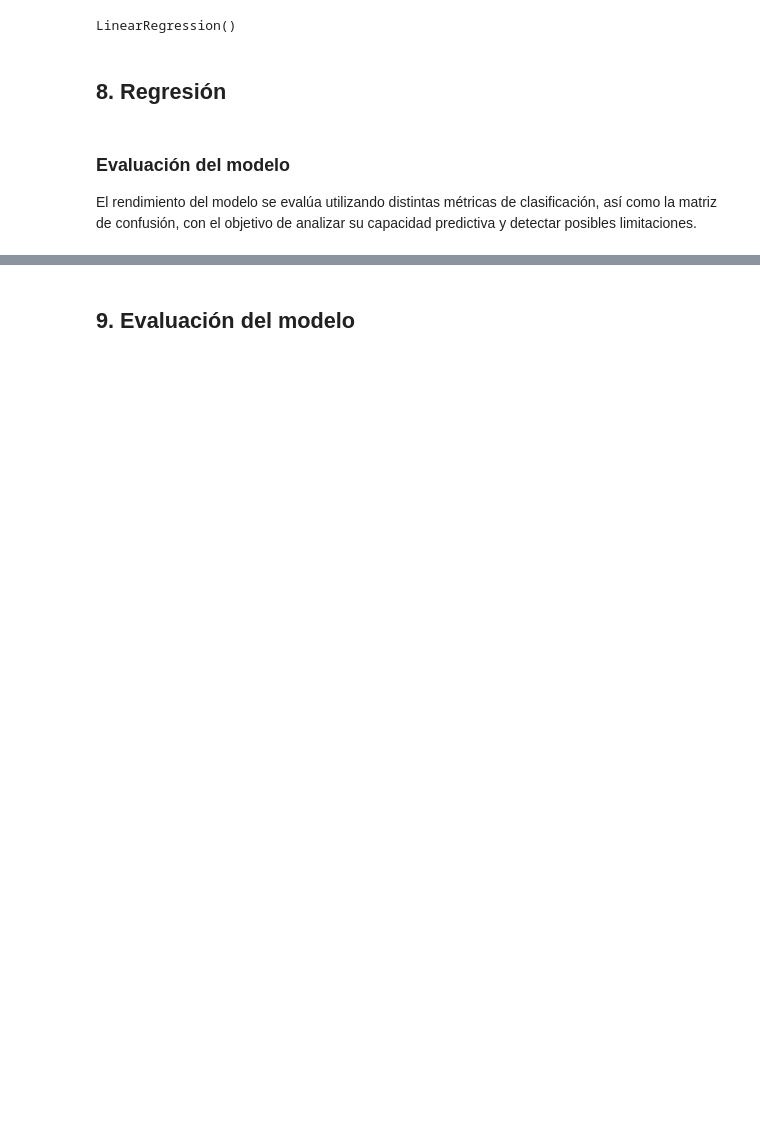
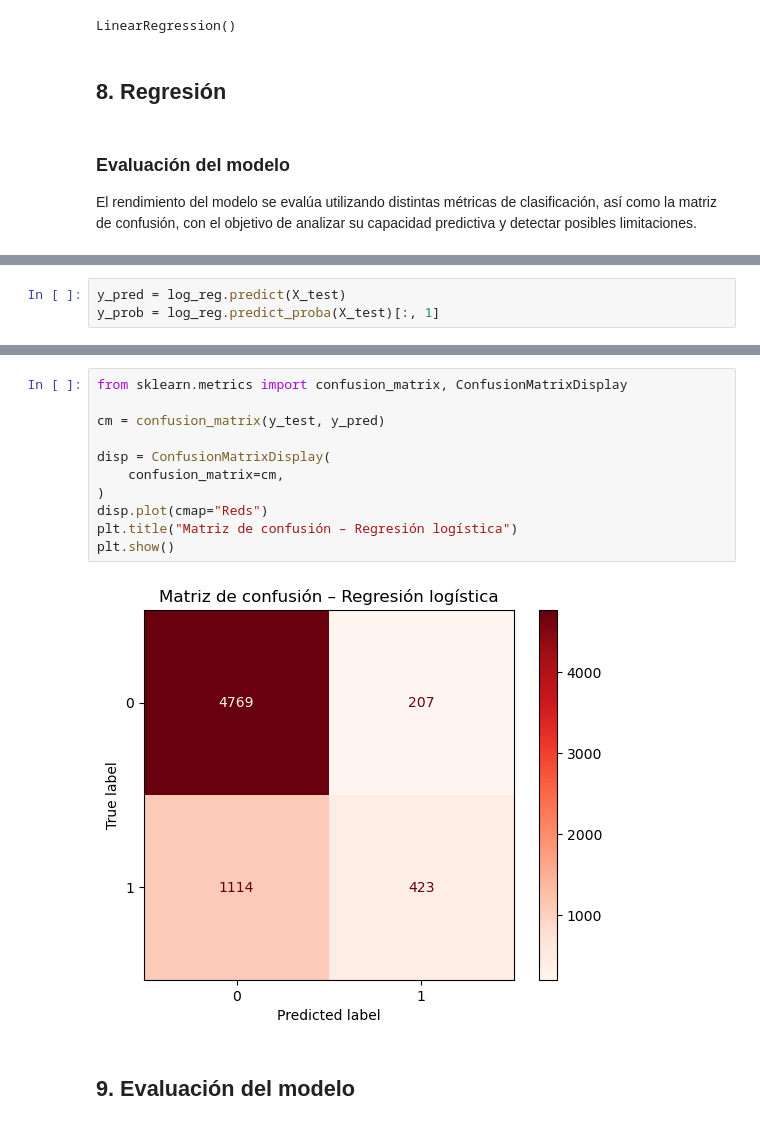
Before and after one commit to pablop11/CE_IABD, a Jupyter notebook: SAA/UNIDAD3/EjDatos2/EstudioDatos_03_alum.ipynb, the cells around one changed output, grey strips where cells are left out. Cells and saved outputs as stored; diff of their text form; blank space fills up the shorter version.

```diff
--- a/SAA/UNIDAD3/EjDatos2/EstudioDatos_03_alum.ipynb
+++ b/SAA/UNIDAD3/EjDatos2/EstudioDatos_03_alum.ipynb
@@ -143,0 +185,3 @@ y detectar posibles limitaciones.
+# %%
+y_pred = log_reg.predict(X_test)
+y_prob = log_reg.predict_proba(X_test)[:, 1]
@@ -144,2 +193,15 @@ y detectar posibles limitaciones.
+# %%
+from sklearn.metrics import confusion_matrix, ConfusionMatrixDisplay
+
+cm = confusion_matrix(y_test, y_pred)
+
+disp = ConfusionMatrixDisplay(
+    confusion_matrix=cm,
+)
+disp.plot(cmap="Reds")
+plt.title("Matriz de confusión – Regresión logística")
+plt.show()
+# %% [output]
+[figure, added]
 # %% [markdown]
 ## 9. Evaluación del modelo
```
Also changed, not shown: parts of 8 cells of this notebook.
